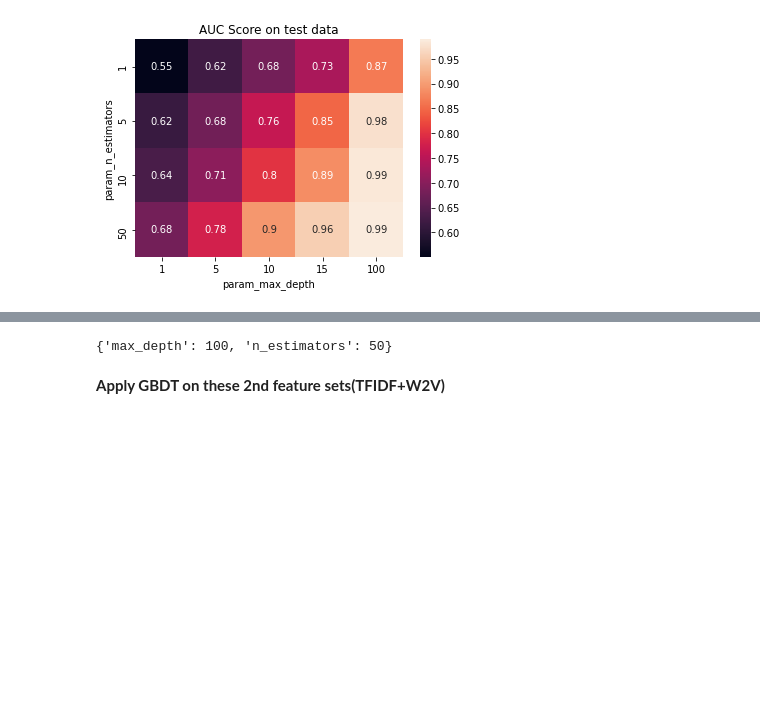
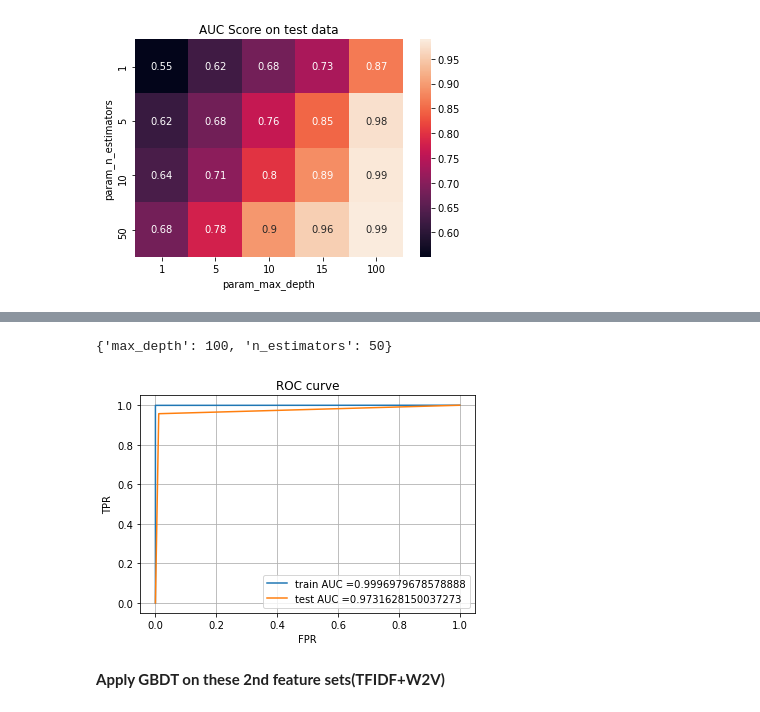
Before and after one commit to danish2562022/Machine_Learning, a Jupyter notebook: Gradient_boosting_donar_dataset.ipynb, the cells around one changed output, grey strips where cells are left out. Saved outputs shown, nothing was run; the diff lists cells and outputs as text; code cells hidden in the pictures; blank space fills up the shorter version.

```diff
--- a/Gradient_boosting_donar_dataset.ipynb
+++ b/Gradient_boosting_donar_dataset.ipynb
@@ -446,7 +446,25 @@ fig = go.Figure(data=data, layout=layout)
 fig.show()
 # %% [output]
 [interactive output not drawn]
-# %%
-clf.best_params_
-# %% [output]
-{'max_depth': 100, 'n_estimators': 50}
+# %%
+print(clf.best_params_)
+# %% [output]
+{'max_depth': 100, 'n_estimators': 50}
+# %%
+from sklearn.metrics import roc_auc_score
+xgb_model=xgb.XGBClassifier(max_depth=100, n_estimators=50,random_state=0)
+xgb_model.fit(Xtrain_tfidf,ytrain)
+y_test_pred=xgb_model.predict(Xtest_tfidf)
+y_train_pred=xgb_model.predict(Xtrain_tfidf)
+train_fpr, train_tpr, tr_thresholds = roc_curve(ytrain, y_train_pred)
+test_fpr, test_tpr, te_thresholds = roc_curve(ytest, y_test_pred)
+plt.plot(train_fpr, train_tpr, label="train AUC ="+str(auc(train_fpr, train_tpr)))
+plt.plot(test_fpr, test_tpr, label="test AUC ="+str(auc(test_fpr, test_tpr)))
+plt.legend()
+plt.xlabel("FPR")
+plt.ylabel("TPR")
+plt.title("ROC curve")
+plt.grid()
+plt.show()
+# %% [output]
+[figure, added]
```
Also changed, not shown: parts of 9 cells of this notebook.
